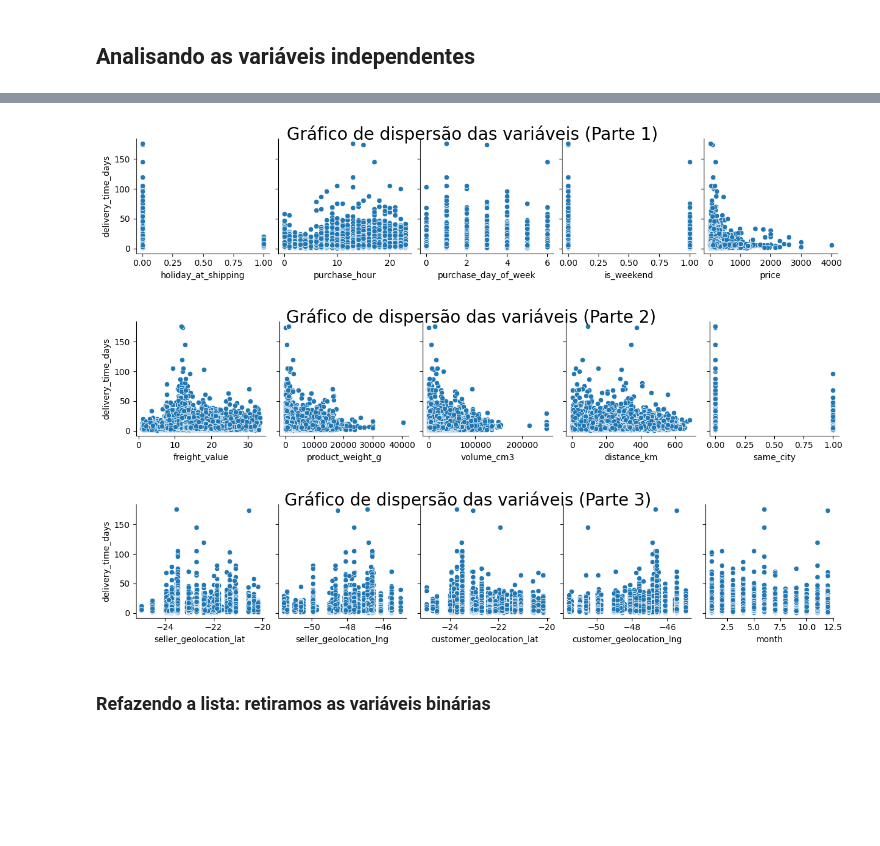
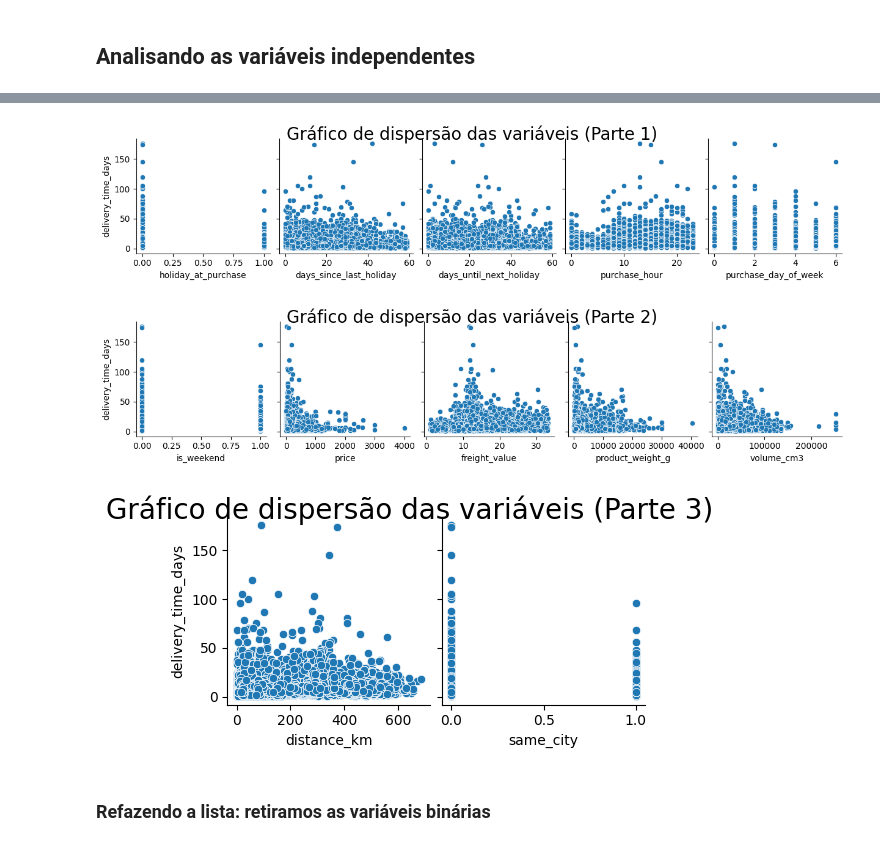
Before and after one commit to Last-Mile-Optimization/backend, a Jupyter notebook: modelo/split-temporal/regressao-linear_temporal_split.ipynb, the cells around one changed output, grey strips where cells are left out. Saved outputs shown, nothing was run; the diff lists cells and outputs as text; code cells hidden in the pictures; blank space fills up the shorter version.

```diff
--- a/modelo/split-temporal/regressao-linear_temporal_split.ipynb
+++ b/modelo/split-temporal/regressao-linear_temporal_split.ipynb
@@ -221,19 +176,18 @@ Index(['holiday_at_shipping', 'delivery_time_days', 'purchase_hour',
       dtype='str')
 # %%
-x_vars_list = ['holiday_at_shipping', 'purchase_hour',
-       'purchase_day_of_week', 'is_weekend', 'price', 'freight_value',
-       'product_weight_g', 'volume_cm3', 'distance_km', 'same_city',
-       'seller_geolocation_lat', 'seller_geolocation_lng',
-       'customer_geolocation_lat', 'customer_geolocation_lng', 'month']
+x_vars_list = ['holiday_at_purchase', 'days_since_last_holiday',
+       'days_until_next_holiday', 'purchase_hour', 'purchase_day_of_week',
+       'is_weekend', 'price', 'freight_value',
+       'product_weight_g', 'volume_cm3', 'distance_km', 'same_city']
 
 for i in range(0, len(x_vars_list), 5):
     ax = sns.pairplot(df, y_vars="delivery_time_days", x_vars=x_vars_list[i:i+5])
     ax.figure.suptitle(f'Gráfico de dispersão das variáveis (Parte {i//5 + 1})', y=1.05, fontsize=20)
     plt.show()
 # %% [output]
-[figure, old version]
+[figure, new version]
-[figure, old version]
+[figure, new version]
-[figure, old version]
+[figure, new version]
 # %% [markdown]
 ### Refazendo a lista: retiramos as variáveis binárias
 # %%
```
Also changed, not shown: parts of 30 cells of this notebook, 2 other files.
